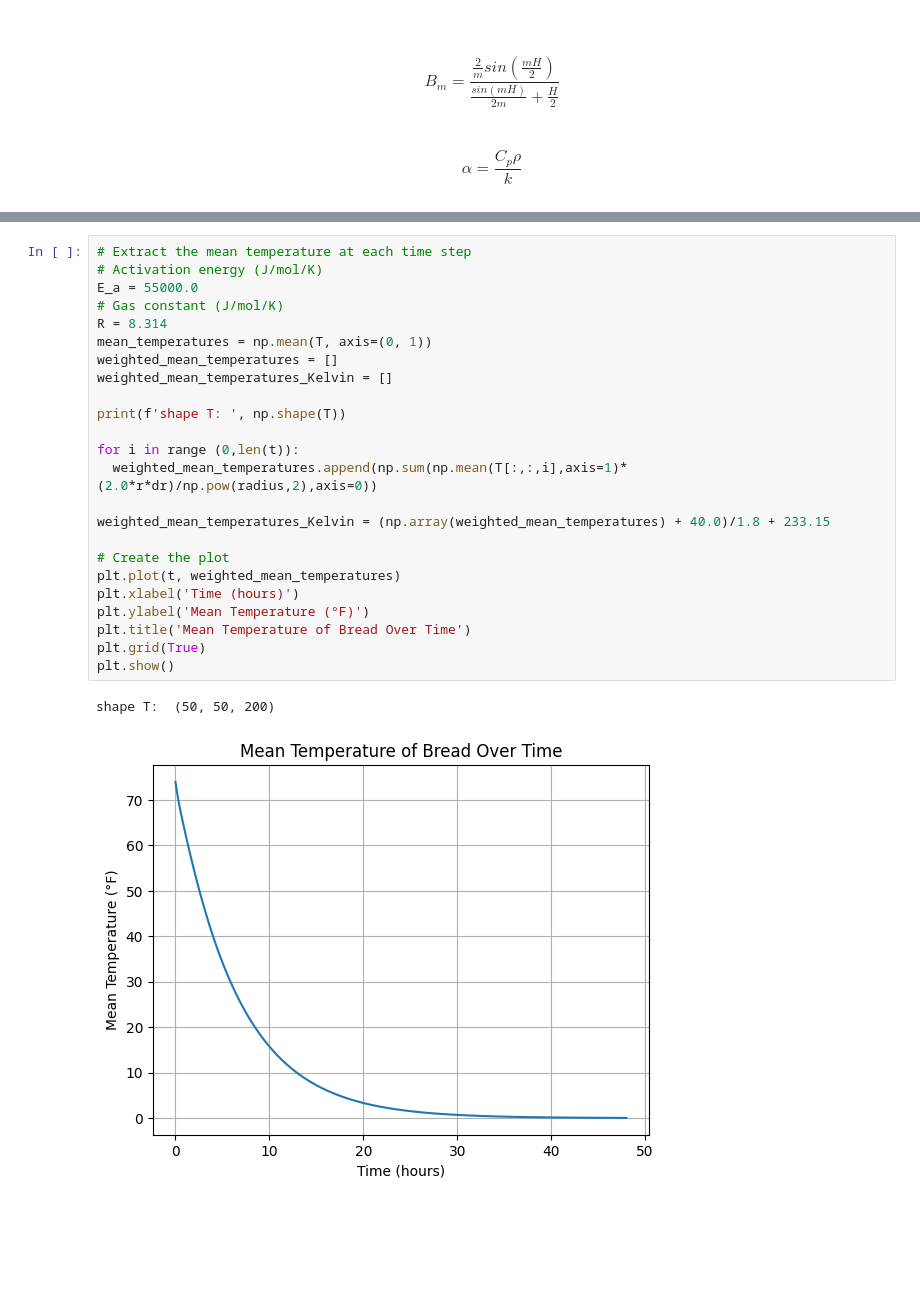
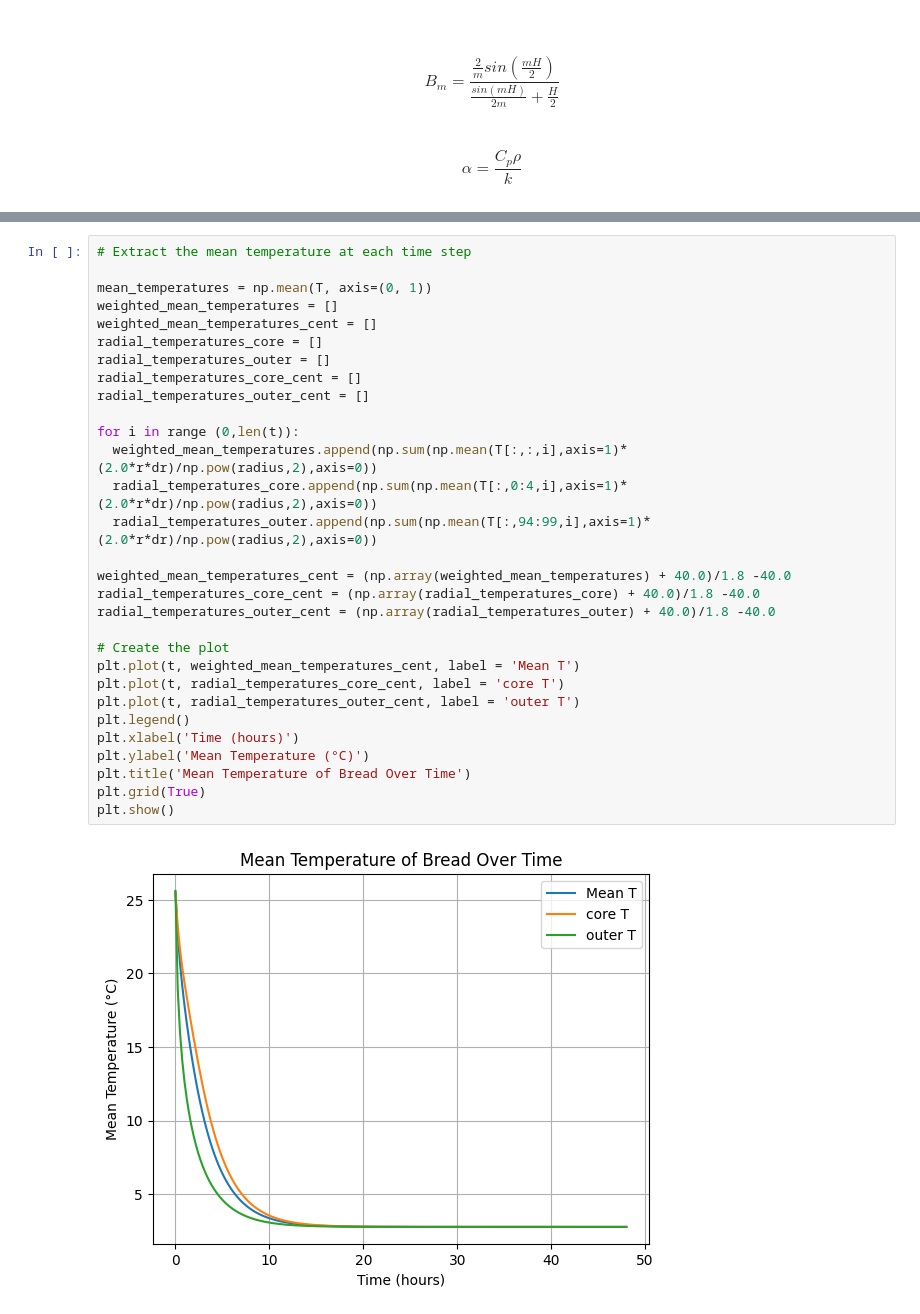
Before and after one commit to geoc1234/sourdough, a Jupyter notebook: notebooks/HeatMap.ipynb, the cells around one changed output, grey strips where cells are left out. Drawn from its saved outputs; the diff is of its cells as text; blank space fills up the shorter version.

```diff
--- a/notebooks/HeatMap.ipynb
+++ b/notebooks/HeatMap.ipynb
@@ -366,28 +376,33 @@ plt.show()
 # %%
 # Extract the mean temperature at each time step
-# Activation energy (J/mol/K)
-E_a = 55000.0
-# Gas constant (J/mol/K)
-R = 8.314
+
 mean_temperatures = np.mean(T, axis=(0, 1))
 weighted_mean_temperatures = []
-weighted_mean_temperatures_Kelvin = []
-
-print(f'shape T: ', np.shape(T))
+weighted_mean_temperatures_cent = []
+radial_temperatures_core = []
+radial_temperatures_outer = []
+radial_temperatures_core_cent = []
+radial_temperatures_outer_cent = []
 
 for i in range (0,len(t)):
   weighted_mean_temperatures.append(np.sum(np.mean(T[:,:,i],axis=1)*(2.0*r*dr)/np.pow(radius,2),axis=0))
+  radial_temperatures_core.append(np.sum(np.mean(T[:,0:4,i],axis=1)*(2.0*r*dr)/np.pow(radius,2),axis=0))
+  radial_temperatures_outer.append(np.sum(np.mean(T[:,94:99,i],axis=1)*(2.0*r*dr)/np.pow(radius,2),axis=0))
 
-weighted_mean_temperatures_Kelvin = (np.array(weighted_mean_temperatures) + 40.0)/1.8 + 233.15
+weighted_mean_temperatures_cent = (np.array(weighted_mean_temperatures) + 40.0)/1.8 -40.0
+radial_temperatures_core_cent = (np.array(radial_temperatures_core) + 40.0)/1.8 -40.0
+radial_temperatures_outer_cent = (np.array(radial_temperatures_outer) + 40.0)/1.8 -40.0
 
 # Create the plot
-plt.plot(t, weighted_mean_temperatures)
+plt.plot(t, weighted_mean_temperatures_cent, label = 'Mean T')
+plt.plot(t, radial_temperatures_core_cent, label = 'core T')
+plt.plot(t, radial_temperatures_outer_cent, label = 'outer T')
+plt.legend()
 plt.xlabel('Time (hours)')
-plt.ylabel('Mean Temperature (°F)')
+plt.ylabel('Mean Temperature (°C)')
 plt.title('Mean Temperature of Bread Over Time')
 plt.grid(True)
 plt.show()
 # %% [output]
-shape T:  (50, 50, 200)
-[figure, old version]
+[figure, new version]
 # %%
```
Also changed, not shown: parts of 7 cells of this notebook.
